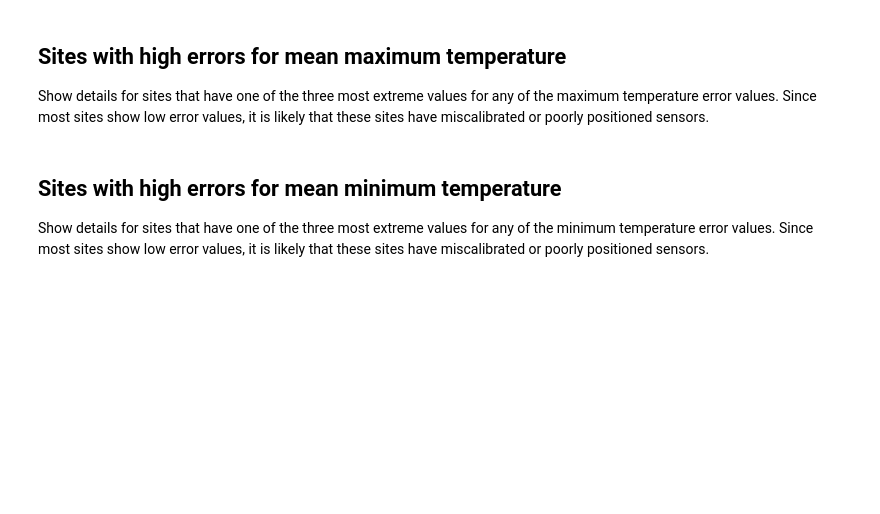
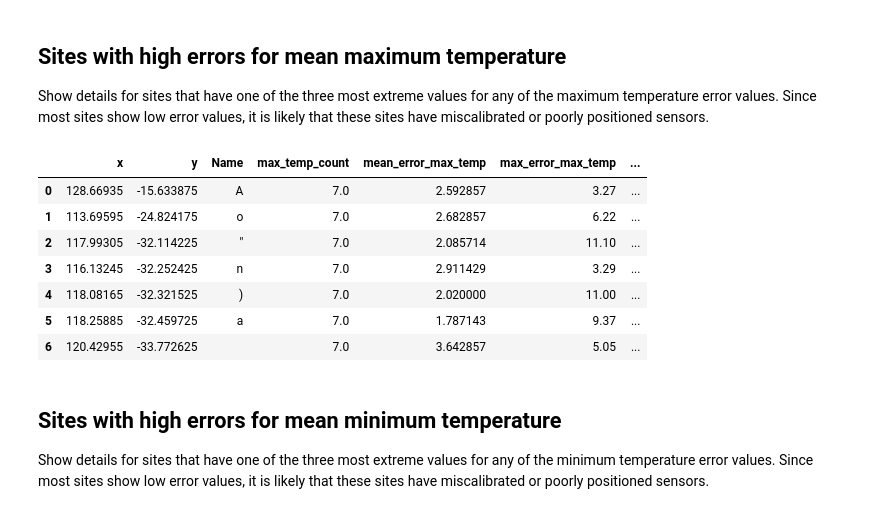
Before and after one commit to aus-plant-phenomics-network/mccn-case-studies, a Jupyter notebook: Case 4/MCCN-CASE 4.ipynb, the cells around one changed output. Saved outputs shown, nothing was run; the diff lists cells and outputs as text; code cells hidden in the pictures; blank space fills up the shorter version.

```diff
--- a/Case 4/MCCN-CASE 4.ipynb
+++ b/Case 4/MCCN-CASE 4.ipynb
@@ -265,10 +364,19 @@ Show details for sites that have one of the three most extreme values for any of
 # %%
 extreme_cases = set()
 max_temp_columns = [c for c in computed_layers if c.endswith("max_temp")]
 for v in max_temp_columns:
-    extreme_cases |= set(da.sort_values(v, ascending=False).iloc[0:3,].index)
-extreme_sites = da.iloc[sorted(list(extreme_cases))][["x","y","Name","max_temp_count"]+max_temp_columns]
+    extreme_cases |= set(site_results.sort_values(v, ascending=False).iloc[0:3,].index)
+extreme_sites = site_results.iloc[sorted(list(extreme_cases))][["x","y","Name","max_temp_count"]+max_temp_columns]
 pd.merge(extreme_sites, pd.read_csv(weather_maxima_source).drop(columns=["04/04","05/04","06/04"]), how="left", on="Name")
+# %% [output]
+|  | x | y | Name | max_temp_count | mean_error_max_temp | max_error_max_temp | ... |
+| 0 | 128.66935 | -15.633875 | A | 7.0 | 2.592857 | 3.27 | ... |
+| 1 | 113.69595 | -24.824175 | o | 7.0 | 2.682857 | 6.22 | ... |
+| 2 | 117.99305 | -32.114225 | " | 7.0 | 2.085714 | 11.10 | ... |
+| 3 | 116.13245 | -32.252425 | n | 7.0 | 2.911429 | 3.29 | ... |
+| 4 | 118.08165 | -32.321525 | ) | 7.0 | 2.020000 | 11.00 | ... |
+| 5 | 118.25885 | -32.459725 | a | 7.0 | 1.787143 | 9.37 | ... |
+| 6 | 120.42955 | -33.772625 |  | 7.0 | 3.642857 | 5.05 | ... |
 # %% [markdown]
 ## Sites with high errors for mean minimum temperature
 Show details for sites that have one of the three most extreme values for any of the minimum temperature error values. Since most sites show low error values, it is likely that these sites have miscalibrated or poorly positioned sensors.
```
Also changed, not shown: parts of 17 cells of this notebook, 1 other file.
